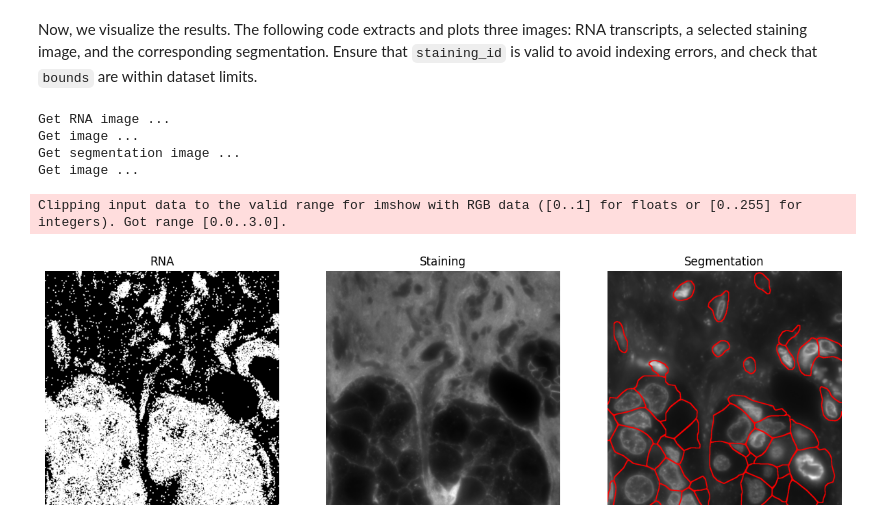
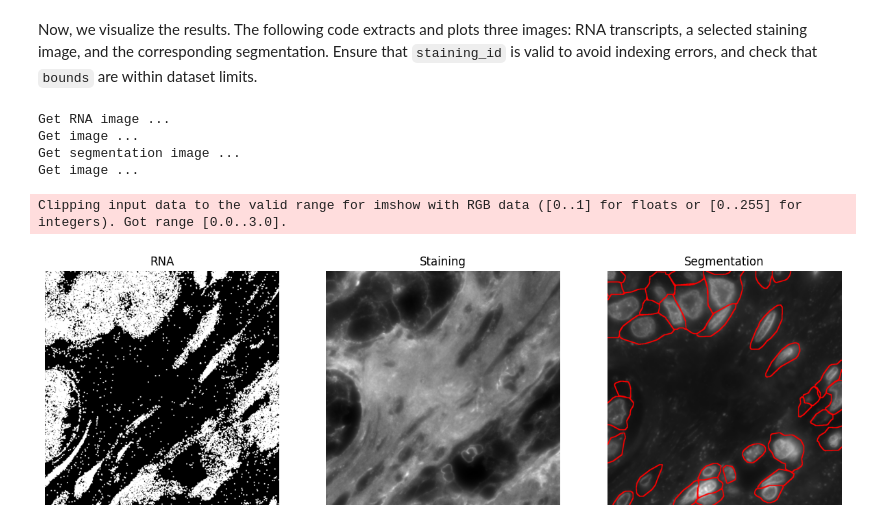
Before and after one commit to fish-quant/rna2seg, a Jupyter notebook: docs/source/notebook/apply_model_on_zarr.ipynb, the cells around one changed output. Saved outputs shown, nothing was run; the diff lists cells and outputs as text; code cells hidden in the pictures.

```diff
--- a/docs/source/notebook/apply_model_on_zarr.ipynb
+++ b/docs/source/notebook/apply_model_on_zarr.ipynb
@@ -25,4 +34,23 @@ In this step, the dataset (image + transcripts) is divided into patches of size
 - Patches coordinates are saved as a `Shape` in the zarr: `sopa_patches_rna2seg_[patch_width]_[patch_overlap]`.
 - A `.rna2seg` directory is created to store the transcript data corresponding to each patch.
 - The transcript information for each patch is saved in CSV format for further processing.
+# %%
+# MODIFY WITH YOUR PATH
+
+merfish_zarr_path = "/media/tom/Transcend/open_merfish/test_spatial_data/test005/sub_mouse_ileum.zarr"
+
+### load sdata and set sdata's parameters
+sdata = sd.read_zarr(merfish_zarr_path)
+image_key = "staining_z3"
+points_key = "transcripts"
+
+channels_dapi= ["DAPI"]
+channels_cellbound=["Cellbound1"]
+
+gene_column_name="gene"
+
+patch_width = 1200
+patch_overlap = 150
+min_transcripts_per_patch = 0
+folder_patch_rna2seg = Path(merfish_zarr_path) / f".rna2seg_{patch_width}_{patch_overlap}"
 # %%
@@ -86,11 +97,11 @@ transform_resize  = A.Compose([
 
 dataset = RNA2segDataset(
     sdata=sdata,
-    channels_dapi= ["DAPI"],
-    channels_cellbound=["Cellbound1"],
+    channels_dapi=channels_dapi,
+    channels_cellbound=channels_cellbound,
     patch_width = patch_width,
     patch_overlap = patch_overlap,
-    gene_column="gene",
+    gene_column=gene_column_name,
     transform_resize = transform_resize,
     patch_dir=folder_patch_rna2seg
 )
@@ -156,33 +199,33 @@ import matplotlib.pyplot as plt
 
 # Parameters
 key_segmentation="test_rnas2eg"
-bounds = [2000, 3000, 3000, 4000,] # xmin, ymin, xmax, ymax
+bounds = [2000, 2000, 3000, 3000,] # xmin, ymin, xmax, ymax
 staining_id = 1 # Staining to plot
 
 # Get images
 rna = dataset.get_rna_img(bounds, key_transcripts=points_key,)
 image = dataset.get_staining_img(bounds)
 seg = dataset.get_segmentation_img(bounds, key_cell=key_segmentation)
 
 # Plot
 fig, axes = plt.subplots(1, 3, figsize=(15, 5))
 axes[0].imshow(rna)
 axes[0].set_title("RNA")
 axes[0].axis("off")
 
 axes[1].imshow(image[staining_id], cmap="grey")
 axes[1].set_title("Staining")
 axes[1].axis("off")
 
 axes[2].imshow(seg)
 axes[2].set_title("Segmentation")
 axes[2].axis("off")
 
 plt.show()
 # %% [output]
 Get RNA image ...
 Get image ...
 Get segmentation image ...
 Get image ...
 Clipping input data to the valid range for imshow with RGB data ([0..1] for floats or [0..255] for integers). Got range [0.0..3.0].
-[figure, old version]
+[figure, new version]
```
Also changed, not shown: parts of 6 cells of this notebook, 24 other files.
